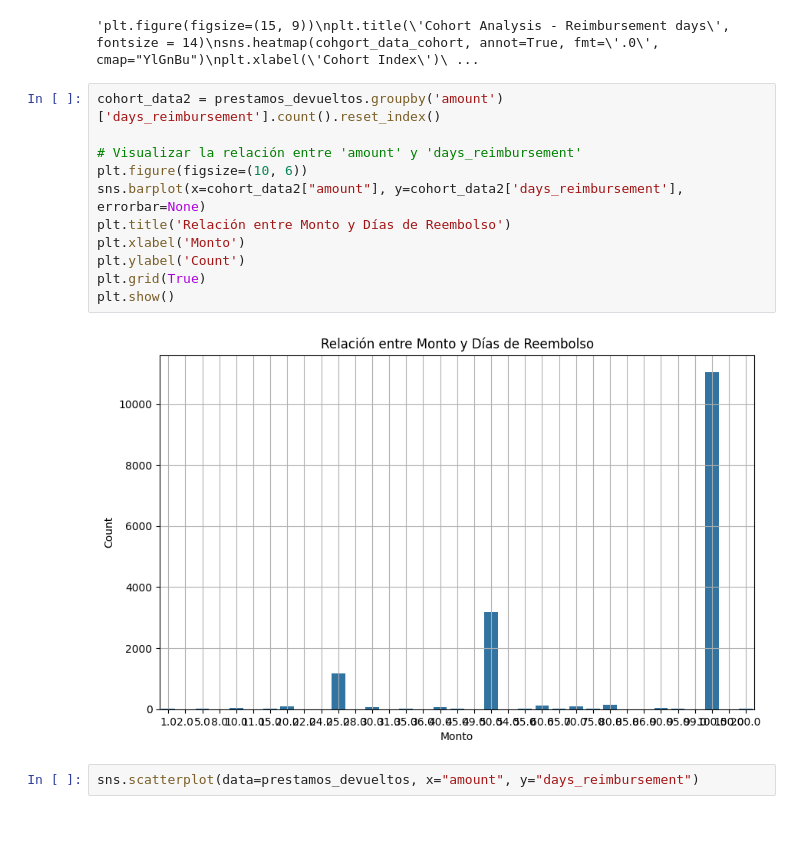
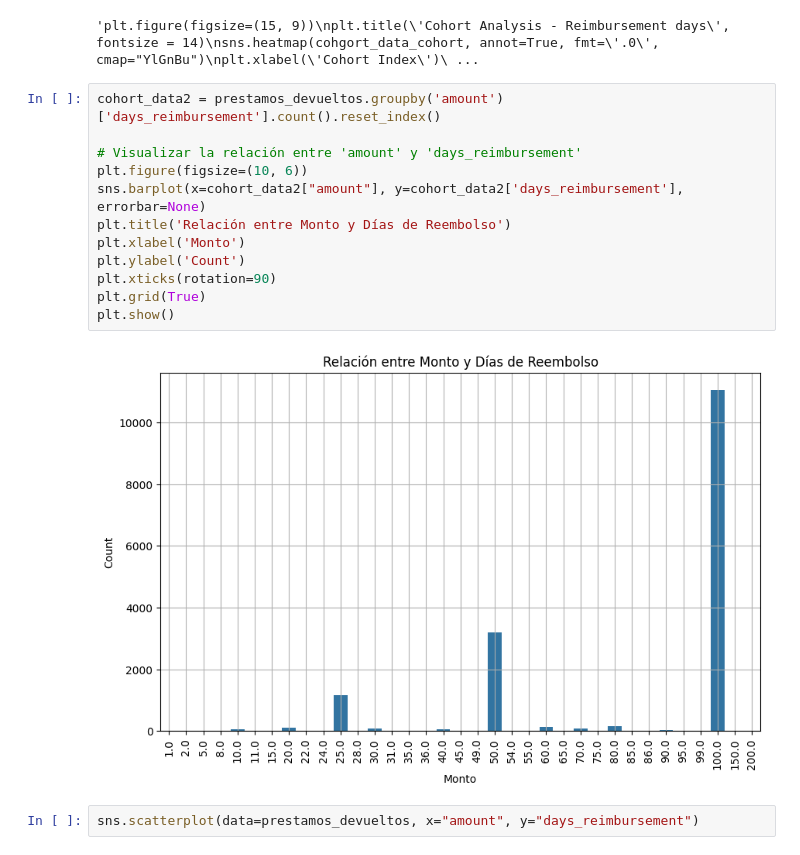
Before and after one commit to Lostchemist/project-1-ironhack-payments-es, a Jupyter notebook: analisis amount vs return_days_diff.ipynb, the cells around one changed output. Saved outputs shown, nothing was run; the diff lists cells and outputs as text; blank space fills up the shorter version.

```diff
--- a/analisis amount vs return_days_diff.ipynb
+++ b/analisis amount vs return_days_diff.ipynb
@@ -91,16 +99,17 @@ plt.show()'''
 # %%
 cohort_data2 = prestamos_devueltos.groupby('amount')['days_reimbursement'].count().reset_index()
 
 # Visualizar la relación entre 'amount' y 'days_reimbursement'
 plt.figure(figsize=(10, 6))
 sns.barplot(x=cohort_data2["amount"], y=cohort_data2['days_reimbursement'], errorbar=None)
 plt.title('Relación entre Monto y Días de Reembolso')
 plt.xlabel('Monto')
 plt.ylabel('Count')
+plt.xticks(rotation=90)
 plt.grid(True)
 plt.show()
 # %% [output]
-[figure, old version]
+[figure, new version]
 # %%
 sns.scatterplot(data=prestamos_devueltos, x="amount", y="days_reimbursement")
 # %% [output]
```
Also changed, not shown: parts of 6 cells of this notebook.
